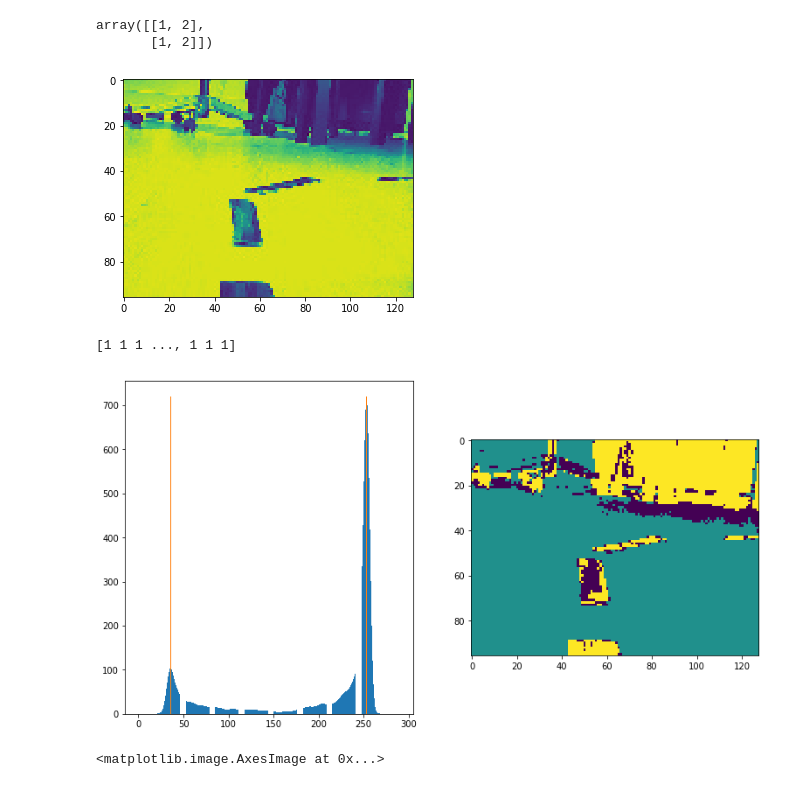
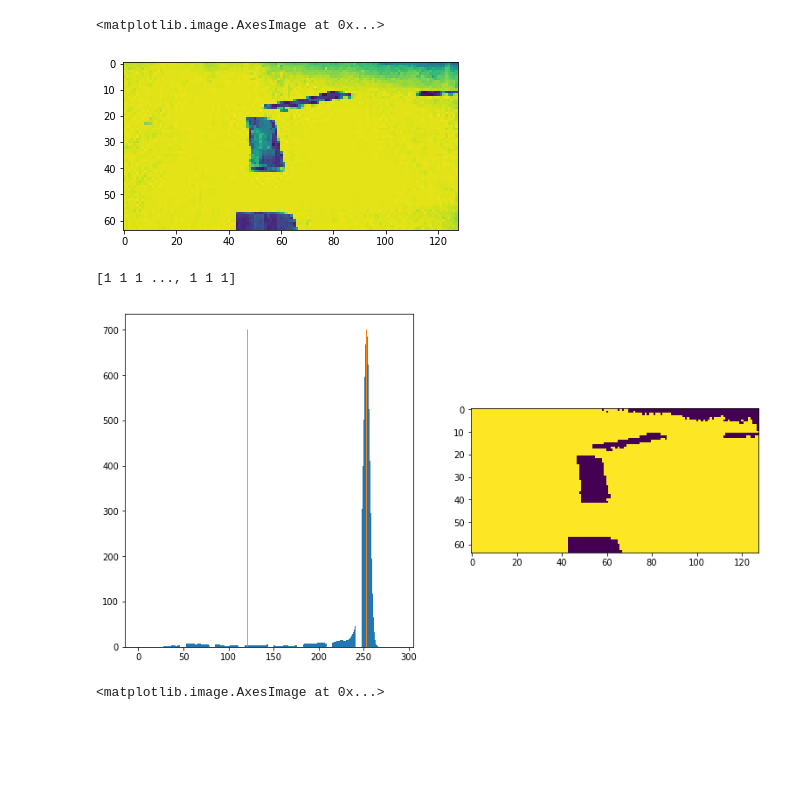
Before and after one commit to javisantana/huracan_rc_car, a Jupyter notebook: notebooks/color quant.ipynb, the cells around one changed output. Saved outputs shown, nothing was run; the diff lists cells and outputs as text; code cells hidden in the pictures; blank space fills up the shorter version.

```diff
--- a/notebooks/color quant.ipynb
+++ b/notebooks/color quant.ipynb
@@ -12,19 +12,18 @@ from scipy.signal import argrelextrema
 # %%
 if 1:
     im = ndimage.imread('0000.jpg', mode='L')
-    #im = ndimage.zoom(im[im.shape[0]//3:,:], 1.0)
+    im = ndimage.zoom(im[im.shape[0]//3:,:], 1.0)
     #im = ndimage.zoom(im, 0.5)
     #im = ndimage.filters.maximum_filter(im, size=(5,5))
     im = ndimage.median_filter(im, 1)
 else:
     im = ndimage.imread('real.jpg', mode='L')
     im = ndimage.zoom(im[im.shape[0]//2 + im.shape[0]//10:im.shape[0] - im.shape[0]//10,:], 0.9)
 
 plt.imshow(im)
 # %% [output]
-array([[1, 2],
-       [1, 2]])
+<matplotlib.image.AxesImage at 0x...>
-[figure, old version]
+[figure, new version]
 # %%
 def im_histogram(im):
 
@@ -44,7 +43,7 @@ def calculate_colors(im, lpf_size=10, lpf_passes=4, plot=None):
     h = np.column_stack((np.linspace(0, hist.max(), hist.size), hist))
 
     maxs = argrelextrema(h[:, 1], np.greater, order=10)[0]
-    maxs = kmeans(maxs.astype(np.float), 3)[0].astype(np.int)
+    maxs = kmeans(maxs.astype(np.float), 2)[0].astype(np.int)
     if plot:
         plot.figure(figsize=(13,7))
         plot.subplot(121)
@@ -89,7 +88,7 @@ def calculate_colors(im, lpf_size=10, lpf_passes=4, plot=None):
 maximums, paletted = calculate_colors(im, plot=plt)
 # %% [output]
 [1 1 1 ..., 1 1 1]
-[figure, old version]
+[figure, new version]
 # %%
 plt.imshow(ndimage.zoom(paletted, 0.3))
 # %% [output]
```
Also changed, not shown: 2 other files.
